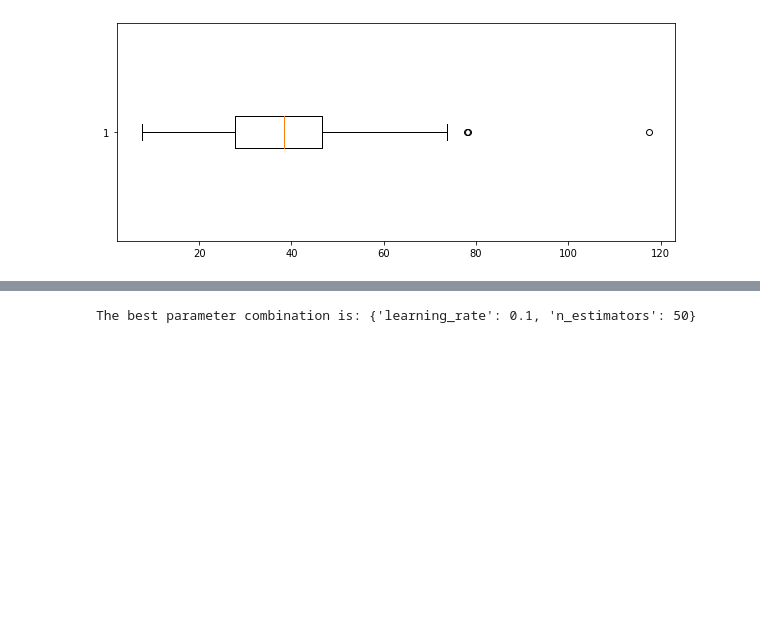
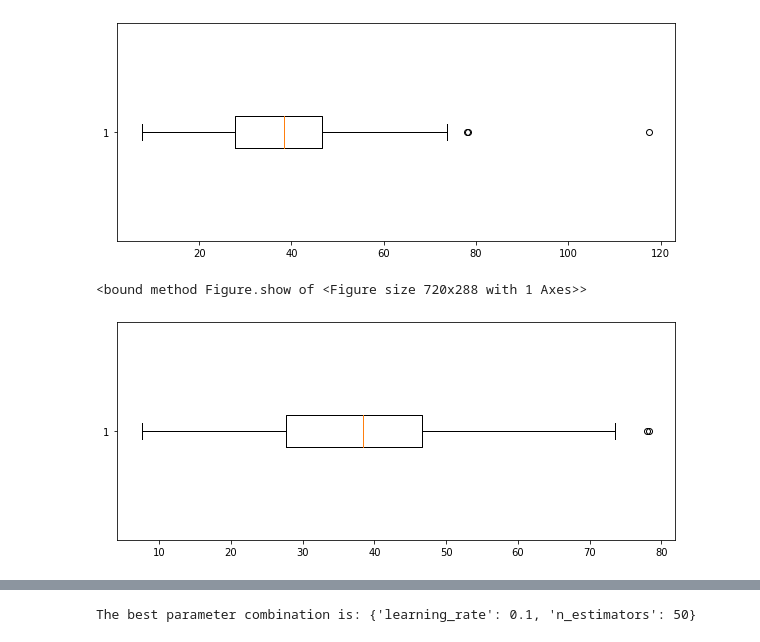
Before and after one commit to patrikfj/Data-Science-practice, a Jupyter notebook: Predicting Real Estate Prices.ipynb, the cells around one changed output, grey strips where cells are left out. Cells and saved outputs as stored; diff of their text form; code cells hidden in the pictures; blank space fills up the shorter version.

```diff
--- a/Predicting Real Estate Prices.ipynb
+++ b/Predicting Real Estate Prices.ipynb
@@ -72,6 +90,15 @@ fig.show
 # %% [output]
 <bound method Figure.show of <Figure size 720x288 with 1 Axes>>
 [figure]
+# %%
+RE_data = RE_data[RE_data['Y house price of unit area']<80]
+
+fig = plt.figure(figsize=(10,4))
+plt.boxplot(RE_data['Y house price of unit area'],vert=False)
+fig.show
+# %% [output]
+<bound method Figure.show of <Figure size 720x288 with 1 Axes>>
+[figure, added]
 # %%
 X, y = RE_data[['X1 transaction date','X2 house age',
                'X3 distance to the nearest MRT station',
```
Also changed, not shown: parts of 9 cells of this notebook.
